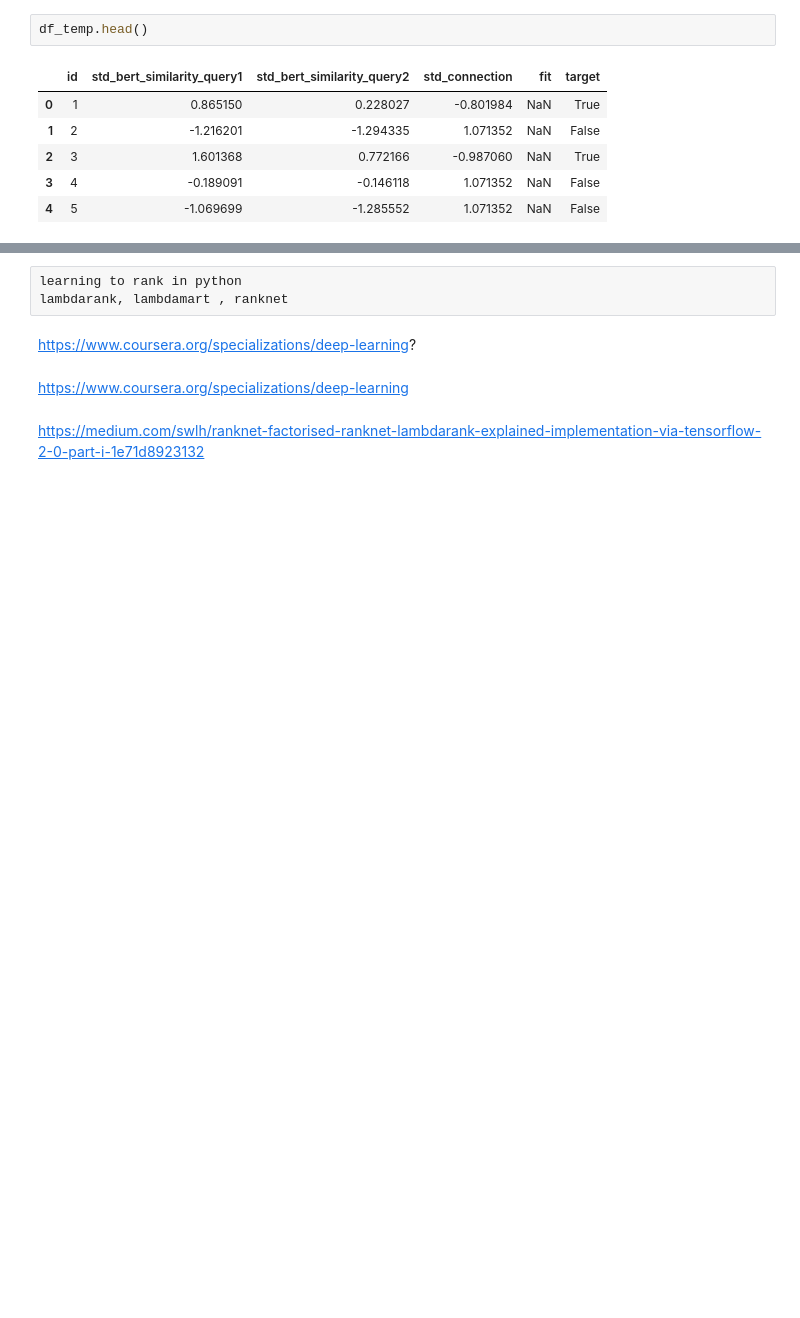
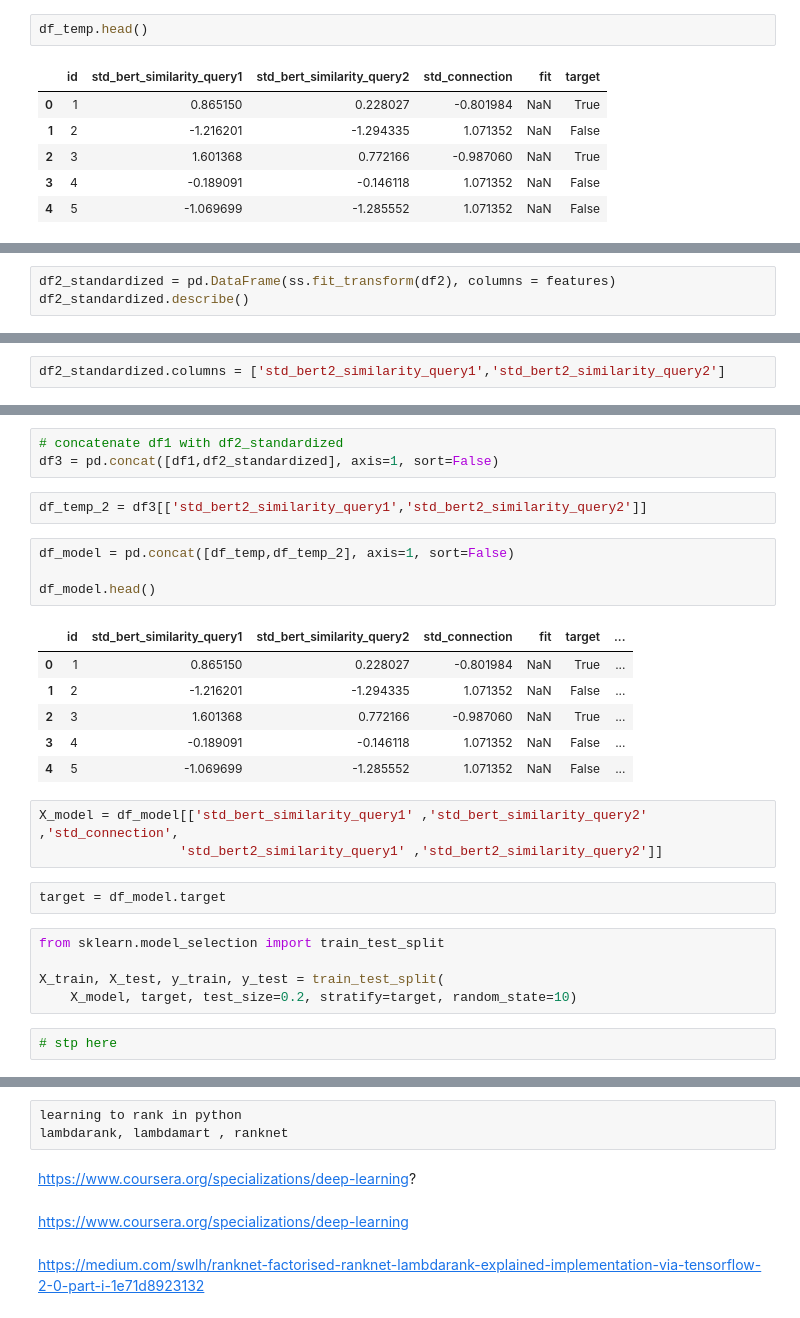
Before and after one commit to dgarbato/fvaImVAvfrRAKHdO, a Jupyter notebook: proj3 text preprocessing.ipynb, the cells around one changed output, grey strips where cells are left out. Saved outputs shown, nothing was run; the diff lists cells and outputs as text; blank space fills up the shorter version.

Commit message:
prepped data for modeling

```diff
--- a/proj3 text preprocessing.ipynb
+++ b/proj3 text preprocessing.ipynb
@@ -947,0 +881,3 @@ print(lgb_model.best_params_, lgb_model.best_score_)
+# %%
+df2_standardized = pd.DataFrame(ss.fit_transform(df2), columns = features)
+df2_standardized.describe()
@@ -947,0 +894,2 @@ print(lgb_model.best_params_, lgb_model.best_score_)
+# %%
+df2_standardized.columns = ['std_bert2_similarity_query1','std_bert2_similarity_query2']
@@ -947,0 +905,28 @@ print(lgb_model.best_params_, lgb_model.best_score_)
+# %%
+# concatenate df1 with df2_standardized
+df3 = pd.concat([df1,df2_standardized], axis=1, sort=False)
+# %%
+df_temp_2 = df3[['std_bert2_similarity_query1','std_bert2_similarity_query2']]
+# %%
+df_model = pd.concat([df_temp,df_temp_2], axis=1, sort=False)
+
+df_model.head()
+# %% [output]
+|  | id | std_bert_similarity_query1 | std_bert_similarity_query2 | std_connection | fit | target | ... |
+| 0 | 1 | 0.865150 | 0.228027 | -0.801984 | NaN | True | ... |
+| 1 | 2 | -1.216201 | -1.294335 | 1.071352 | NaN | False | ... |
+| 2 | 3 | 1.601368 | 0.772166 | -0.987060 | NaN | True | ... |
+| 3 | 4 | -0.189091 | -0.146118 | 1.071352 | NaN | False | ... |
+| 4 | 5 | -1.069699 | -1.285552 | 1.071352 | NaN | False | ... |
+# %%
+X_model = df_model[['std_bert_similarity_query1' ,'std_bert_similarity_query2' ,'std_connection',
+                  'std_bert2_similarity_query1' ,'std_bert2_similarity_query2']]
+# %%
+target = df_model.target
+# %%
+from sklearn.model_selection import train_test_split
+
+X_train, X_test, y_train, y_test = train_test_split(
+    X_model, target, test_size=0.2, stratify=target, random_state=10)
+# %%
+# stp here
```
Also changed, not shown: parts of 67 cells of this notebook.
